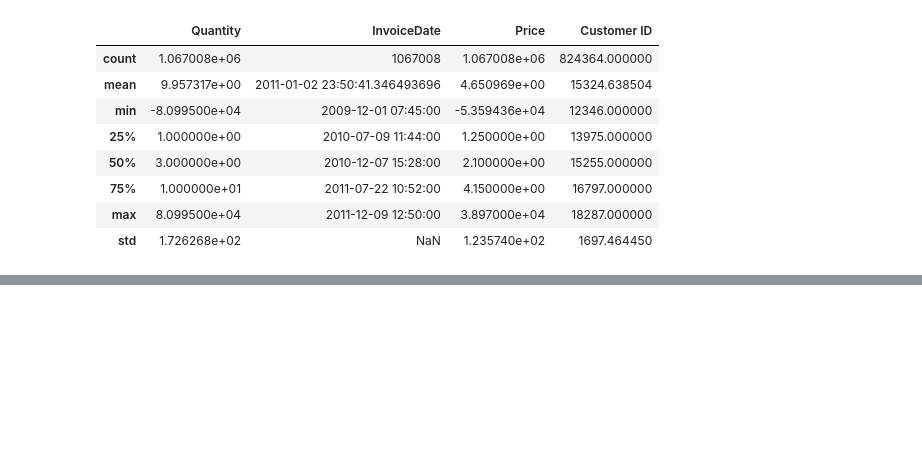
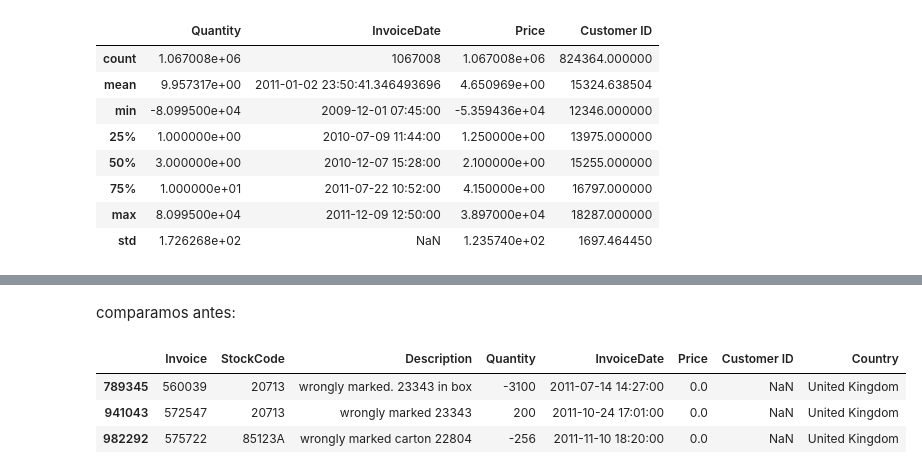
Before and after one commit to No-Country-simulation/s17-17-ft-data-bi, a Jupyter notebook: src/notebooks/eda.ipynb, the cells around one changed output, grey strips where cells are left out. Saved outputs shown, nothing was run; the diff lists cells and outputs as text; code cells hidden in the pictures; blank space fills up the shorter version.

```diff
--- a/src/notebooks/eda.ipynb
+++ b/src/notebooks/eda.ipynb
@@ -321,0 +457,2 @@ df.describe()
+# %% [markdown]
+comparamos antes:
@@ -321,0 +461,7 @@ df.describe()
+# %%
+df.loc[df['Description'].str.contains('wrongly marked.', na=False)].head()
+# %% [output]
+|  | Invoice | StockCode | Description | Quantity | InvoiceDate | Price | Customer ID | Country |
+| 789345 | 560039 | 20713 | wrongly marked. 23343 in box | -3100 | 2011-07-14 14:27:00 | 0.0 | NaN | United Kingdom |
+| 941043 | 572547 | 20713 | wrongly marked 23343 | 200 | 2011-10-24 17:01:00 | 0.0 | NaN | United Kingdom |
+| 982292 | 575722 | 85123A | wrongly marked carton 22804 | -256 | 2011-11-10 18:20:00 | 0.0 | NaN | United Kingdom |
```
Also changed, not shown: parts of 36 cells of this notebook.
